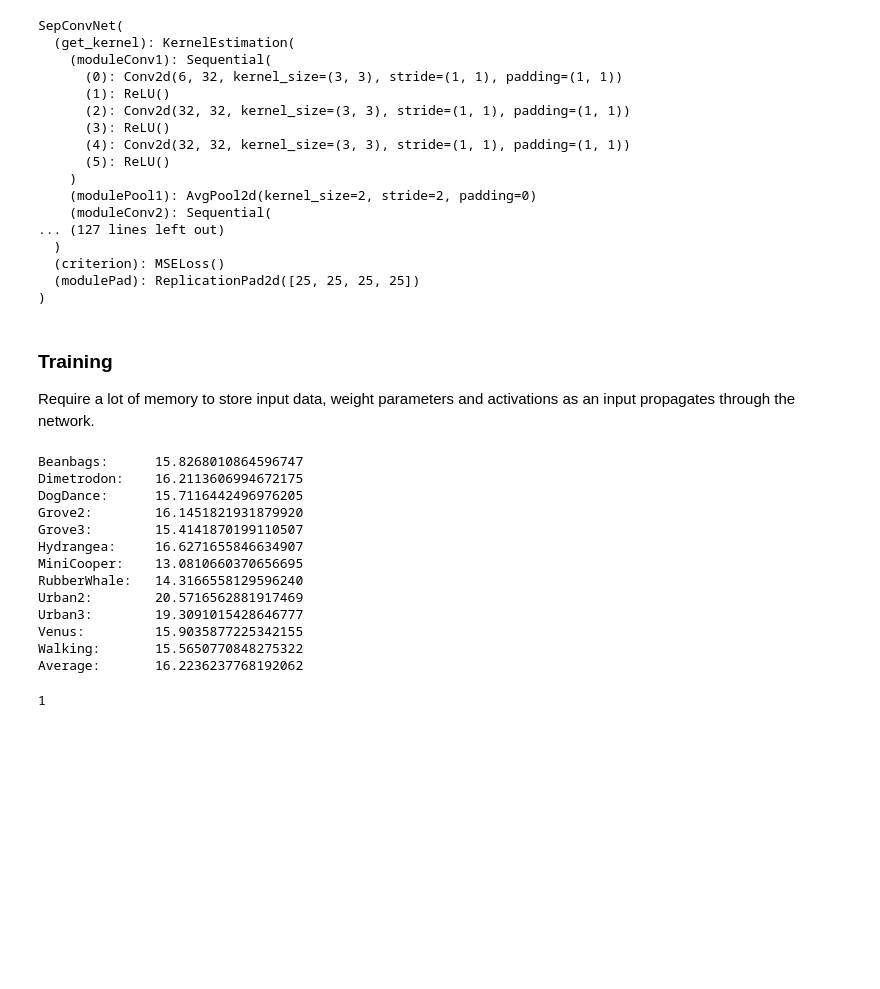
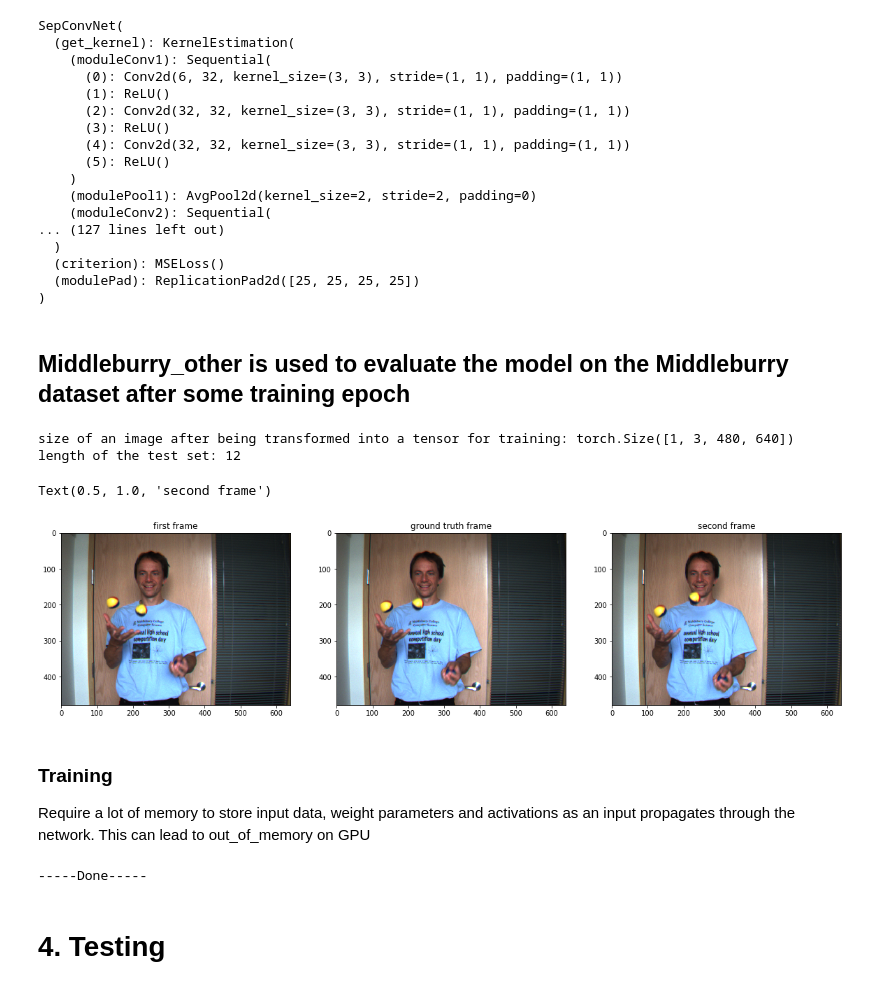
Before and after one commit to DK-Nguyen/pytorch-sepconv, a Jupyter notebook: dk.ipynb, the cells around one changed output. Saved outputs shown, nothing was run; the diff lists cells and outputs as text; code cells hidden in the pictures; blank space fills up the shorter version.

Commit message:
Testing

```diff
--- a/dk.ipynb
+++ b/dk.ipynb
@@ -677,3 +607,5 @@ SepConvNet(
   (criterion): MSELoss()
   (modulePad): ReplicationPad2d([25, 25, 25, 25])
 )
+# %% [markdown]
+## Middleburry_other is used to evaluate the model on the Middleburry dataset after some training epoch
@@ -680,11 +656,32 @@ SepConvNet(
+# %%
+TestDB = Middlebury_other(args['test_input'], args['gt'])
+transform = transforms.Compose([transforms.ToTensor()])
+print("size of an image after being transformed into a tensor for training:", \
+      to_variable(transform(Image.open(args['test_input'] + '/' + 'Beanbags' + '/frame10.png')).unsqueeze(0)).shape)
+
+input0_test_list = TestDB.get_input0_list()
+input1_test_list = TestDB.get_input1_list()
+gt_test_list = TestDB.get_gt_list()
+print("length of the test set:", len(input0_test_list))
+
+# plotting the test set
+fig = plt.figure(figsize=(20,10))
+plt.subplot(1,3,1); plt.imshow(input0_test_list[0][0].cpu().permute(1, 2, 0)); plt.gca().set_title('first frame')
+plt.subplot(1,3,2); plt.imshow(gt_test_list[0][0].cpu().permute(1, 2, 0)); plt.gca().set_title('ground truth frame')
+plt.subplot(1,3,3); plt.imshow(input1_test_list[0][0].cpu().permute(1, 2, 0)); plt.gca().set_title('second frame')
+# %% [output]
+size of an image after being transformed into a tensor for training: torch.Size([1, 3, 480, 640])
+length of the test set: 12
+Text(0.5, 1.0, 'second frame')
+[figure, added]
 # %% [markdown]
 ### Training
-Require a lot of memory to store input data, weight parameters and activations as an input propagates through the network.
+Require a lot of memory to store input data, weight parameters and activations as an input propagates through the network. This can lead to out_of_memory on GPU
 # %%
 while True:
     if model.epoch.item() == total_epoch:
         break
-    model.train() # tell the model that we are training
+    model.train() # tell the model that we are in the training mode
     for batch_idx, (frame0, frame1, frame2) in enumerate(train_loader):
         frame0 = to_variable(frame0)
         frame1 = to_variable(frame1)
@@ -697,24 +694,16 @@ while True:
                     'train loss: ', loss.item()))
     model.increase_epoch()
     if model.epoch.item() % 1 == 0:
+        # save the model
         torch.save({'epoch': model.epoch, 'state_dict': model.state_dict(), \
                     'kernel_size': kernel_size}, ckpt_dir + '/model_epoch' + str(model.epoch.item()).zfill(3) + '.pth')
+        print("-----Evaluating-----")
+        model.eval() # tell the model that we are evaluating
+        TestDB.Test(model, test_output_dir, logfile, str(model.epoch.item()).zfill(3) + '.png')
+        logfile.write('\n')
+print("-----Done-----")
+logfile.close()
+# %% [output]
+-----Done-----
-# %%
-model.eval() # tell the model that we are testing
-TestDB.Test(model, test_output_dir, logfile, str(model.epoch.item()).zfill(3) + '.png')
-logfile.write('\n')
-# %% [output]
-Beanbags:      15.8268010864596747
-Dimetrodon:    16.2113606994672175
-DogDance:      15.7116442496976205
-Grove2:        16.1451821931879920
-Grove3:        15.4141870199110507
-Hydrangea:     16.6271655846634907
-MiniCooper:    13.0810660370656695
-RubberWhale:   14.3166558129596240
-Urban2:        20.5716562881917469
-Urban3:        19.3091015428646777
-Venus:         15.9035877225342155
-Walking:       15.5650770848275322
-Average:       16.2236237768192062
-1
+# %% [markdown]
+# 4. Testing
```
Also changed, not shown: parts of 18 cells of this notebook, 12 other files.
